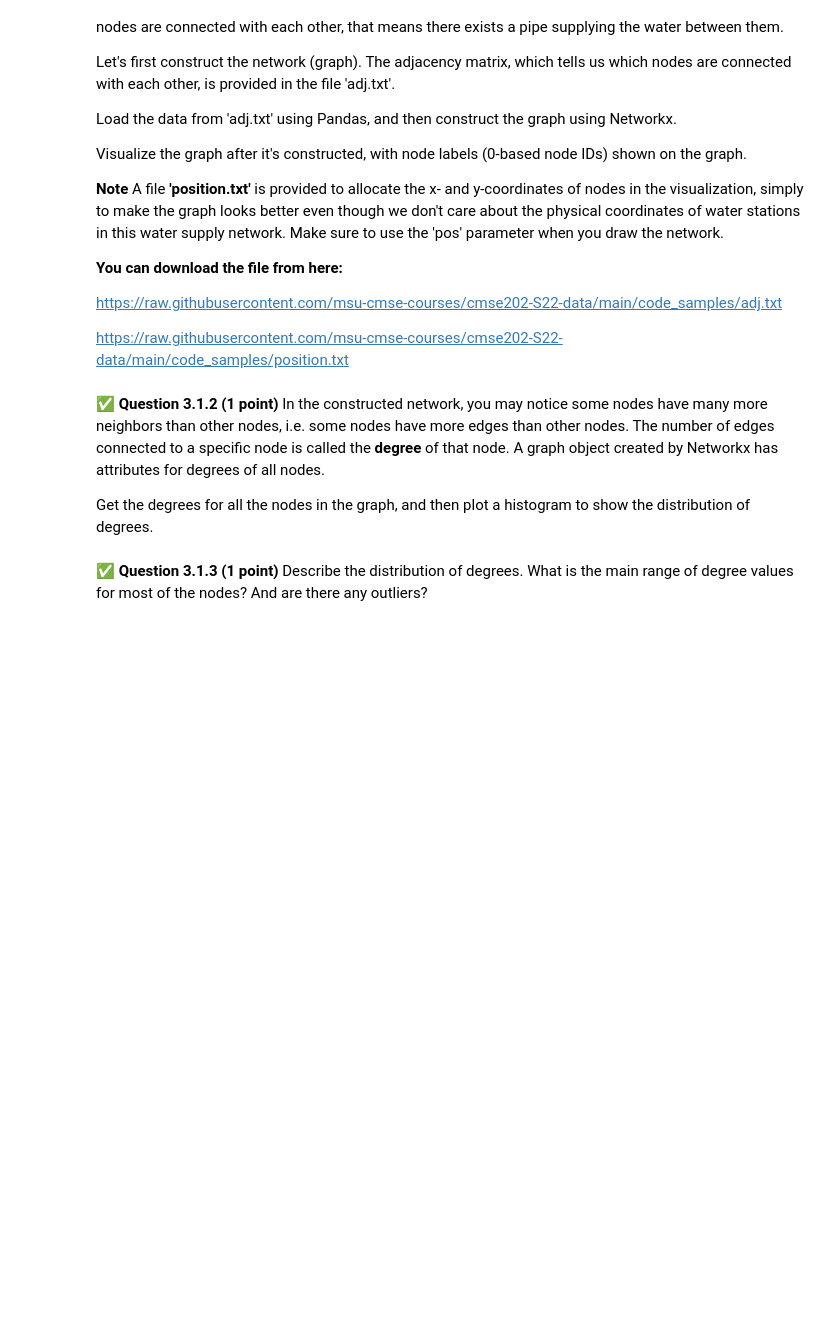
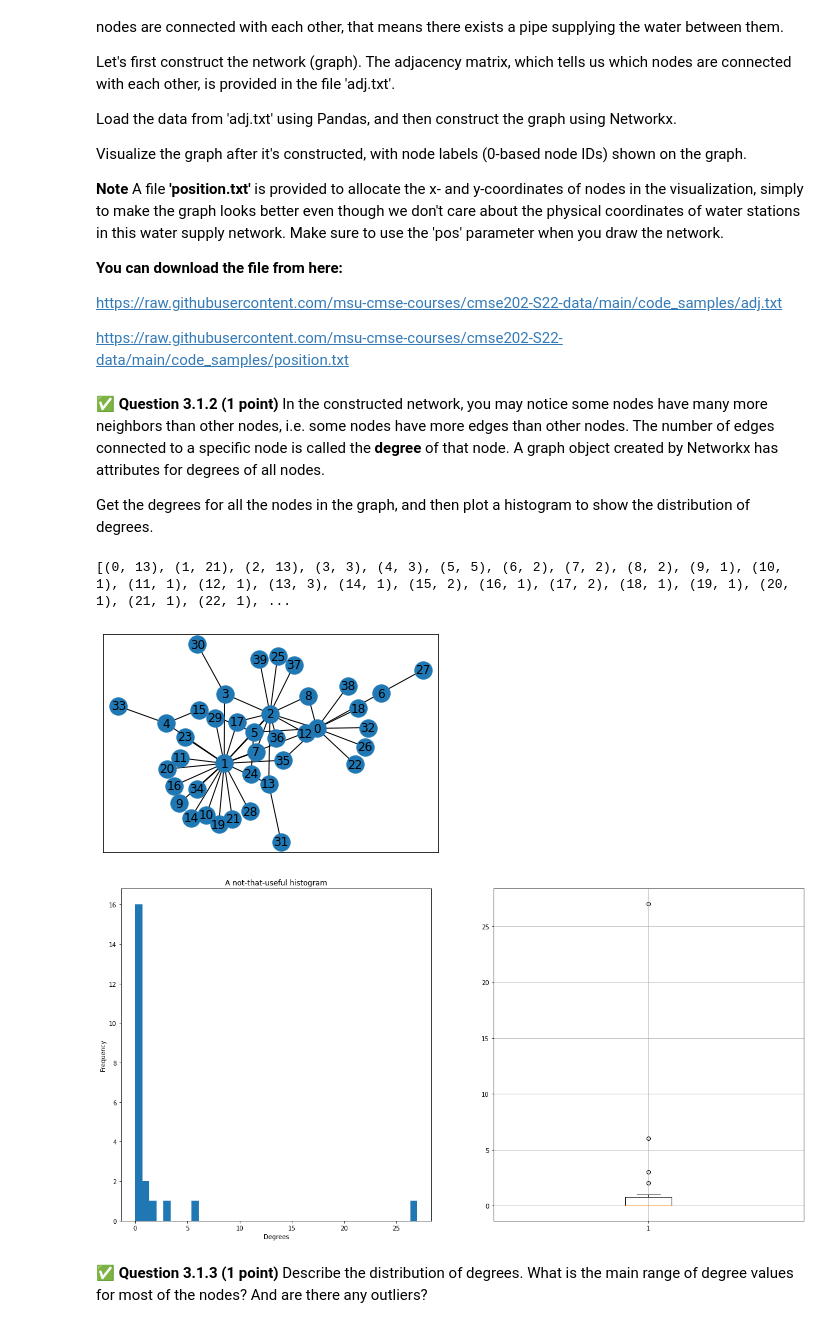
Before and after one commit to barnbyje/cmse202-s22-turnin, a Jupyter notebook: hw-03/HW-03_ABMAndGraphTheory-STUDENT.ipynb, the cells around one changed output. Saved outputs shown, nothing was run; the diff lists cells and outputs as text; code cells hidden in the pictures; blank space fills up the shorter version.

```diff
--- a/hw-03/HW-03_ABMAndGraphTheory-STUDENT.ipynb
+++ b/hw-03/HW-03_ABMAndGraphTheory-STUDENT.ipynb
@@ -328,24 +328,29 @@ Get the degrees for all the nodes in the graph, and then plot a histogram to sho
 # %%
 # Put your code here:
 g = nx.Graph(adj)
 nx.draw_networkx(g)
 
 # get degrees for nodes
+thing = nx.degree(g)
 print(nx.degree(g))
 
 # degree histogram
 plt.figure(figsize=(20,10))
 
 plt.subplot(1,2,1)
 g_degrees = nx.degree_histogram(g)
 plt.hist(g_degrees, bins = 40)
 plt.ylabel('Frequency')
 plt.xlabel('Degrees')
 plt.title("A not-that-useful histogram")
 
 plt.subplot(1,2,2)
 plt.boxplot(g_degrees)
 plt.grid()
+# %% [output]
+[(0, 13), (1, 21), (2, 13), (3, 3), (4, 3), (5, 5), (6, 2), (7, 2), (8, 2), (9, 1), (10, 1), (11, 1), (12, 1), (13, 3), (14, 1), (15, 2), (16, 1), (17, 2), (18, 1), (19, 1), (20, 1), (21, 1), (22, 1), ...
+[figure, added]
+[figure, added]
 # %% [markdown]
 &#9989; **Question 3.1.3 (1 point)** Describe the distribution of degrees. What is the main range of degree values for most of the nodes? And are there any outliers?
 # %% [markdown]
```
Also changed, not shown: parts of 4 cells of this notebook.
